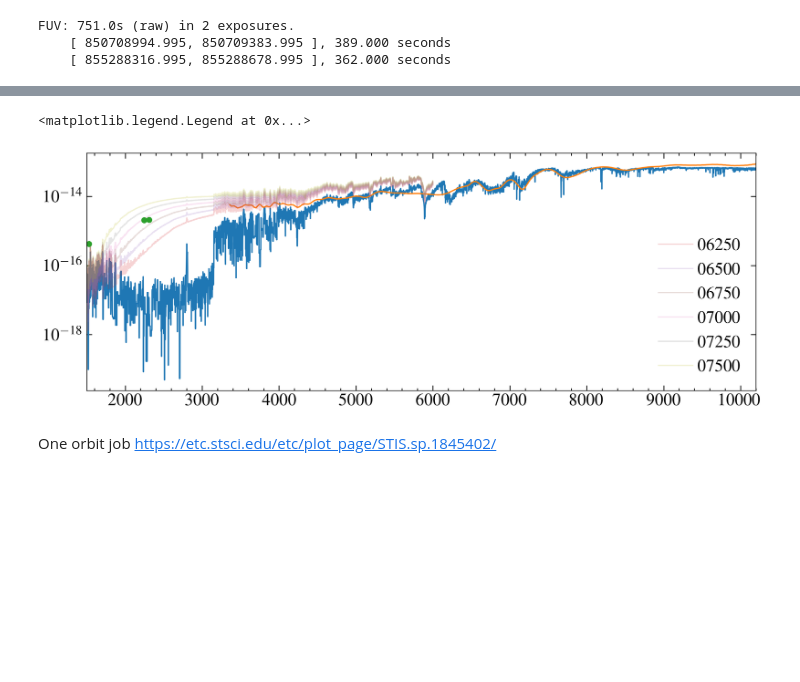
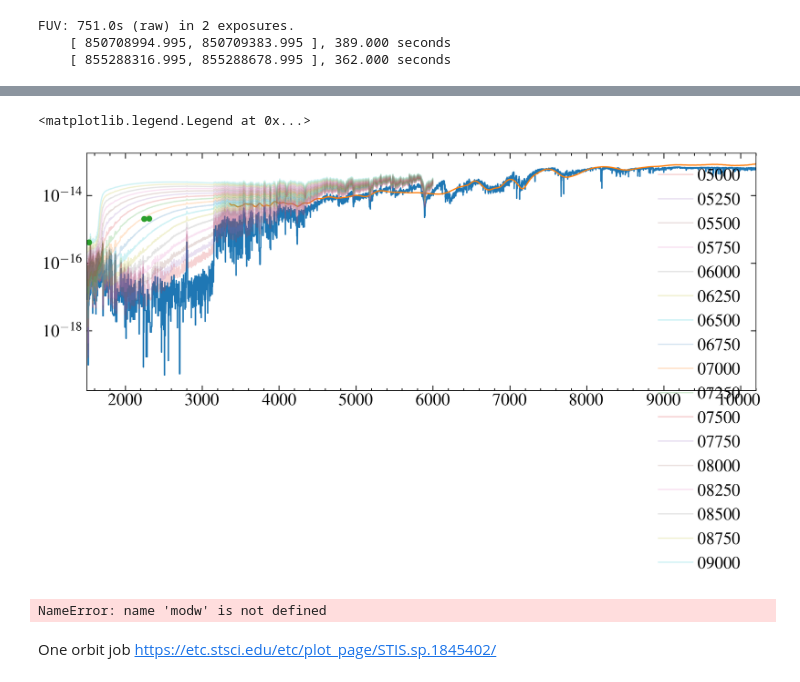
Before and after one commit to davidjwilson/gj207.1, a Jupyter notebook: lhs1817.ipynb, the cells around one changed output, grey strips where cells are left out. Saved outputs shown, nothing was run; the diff lists cells and outputs as text; code cells hidden in the pictures; blank space fills up the shorter version.

Commit message:
proposal plot

```diff
--- a/lhs1817.ipynb
+++ b/lhs1817.ipynb
@@ -139,35 +137,37 @@ wd_scale = (rwd.to(u.m)/(dstar*u.pc).to(u.m))**2
 # %%
 fig, ax= plt.subplots()
 
 ax.plot(dmw, dmf*scale)
 ax.plot(gw, gf)
 
 gmask = (dmw > 1000) & (dmw < 6000)
 pw, pf = dmw[gmask], dmf[gmask]
 
 ax.errorbar(phot_w, phot_f, yerr=phot_e, marker='o', ls = 'none')
 
 ax.set_xlim(1500, gw[-1])
 ax.set_yscale('log')
 
-for model in mods[5:11]:
+for model in mods:
     tmod = os.path.split(model)[1][2:7]
     # print(tmod)
     mw, mf = np.loadtxt(model, unpack=True)
     wdmask =  (mw > 1300) & (mw < 6000)
     mw, mf = mw[wdmask], mf[wdmask]*wd_scale
     mfi = interp1d(mw, mf, fill_value='extrapolate')(pw)
     mfi = mfi+pf
     ax.plot(pw, mfi, alpha=0.2, label = tmod)
     if tmod == '07000':
         modw, modf = pw, mfi
 
 ax.legend()
 # %% [output]
 <matplotlib.legend.Legend at 0x...>
-[figure, old version]
+[figure, new version]
 # %%
 mod = Table([modw, modf], names=['#WAVELENGTH', 'FLUX'])
 mod.write('lhs1817_model.dat', format='ascii.basic', overwrite=True)
+# %% [output]
+NameError: name 'modw' is not defined
 # %% [markdown]
 One orbit job https://etc.stsci.edu/etc/plot_page/STIS.sp.1845402/
```
Also changed, not shown: parts of 2 cells of this notebook, 6 other files.
